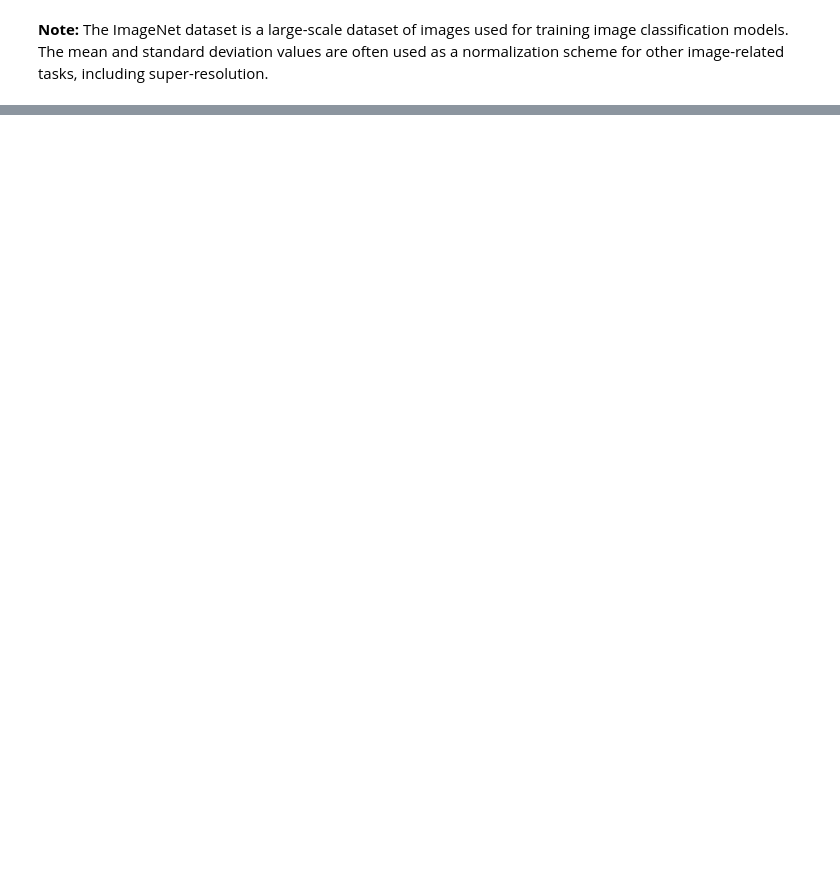
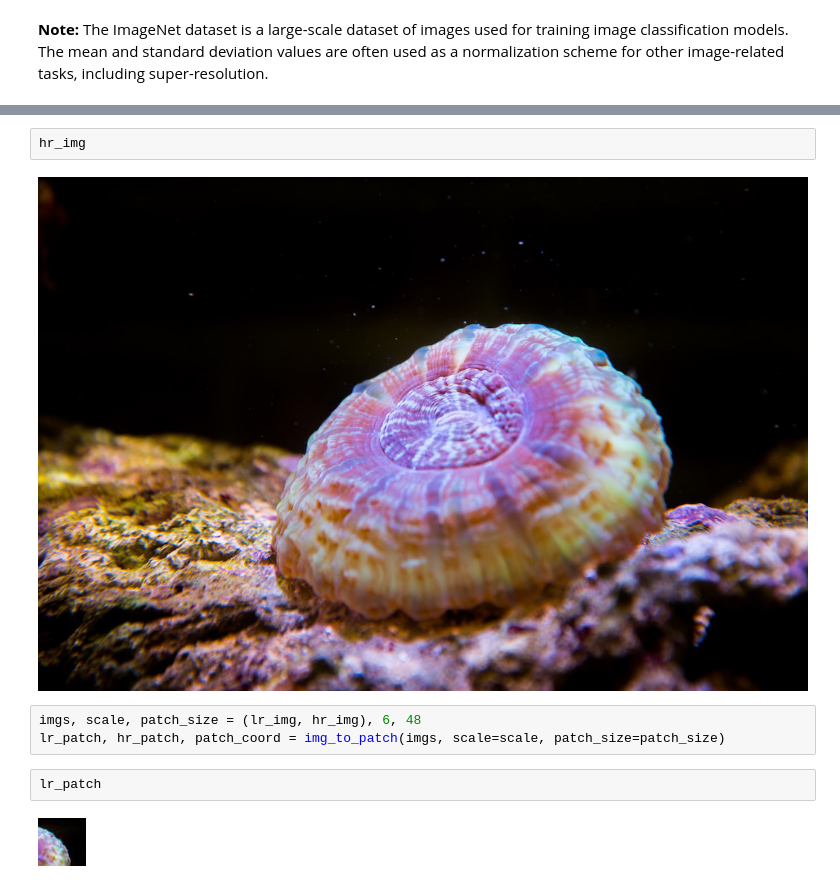
Before and after one commit to fadli0029/BEDSR, a Jupyter notebook: playground.ipynb, the cells around one changed output, grey strips where cells are left out. Drawn from its saved outputs; the diff is of its cells as text; blank space fills up the shorter version.

Commit message:
[ADD] implemented covenient patches functions

```diff
--- a/playground.ipynb
+++ b/playground.ipynb
@@ -163,0 +235,11 @@ Clipping input data to the valid range for imshow with RGB data ([0..1] for floa
+# %%
+hr_img
+# %% [output]
+[figure, added]
+# %%
+imgs, scale, patch_size = (lr_img, hr_img), 6, 48
+lr_patch, hr_patch, patch_coord = img_to_patch(imgs, scale=scale, patch_size=patch_size)
+# %%
+lr_patch
+# %% [output]
+[figure, added]
```
Also changed, not shown: parts of 11 cells of this notebook, 2 other files.
